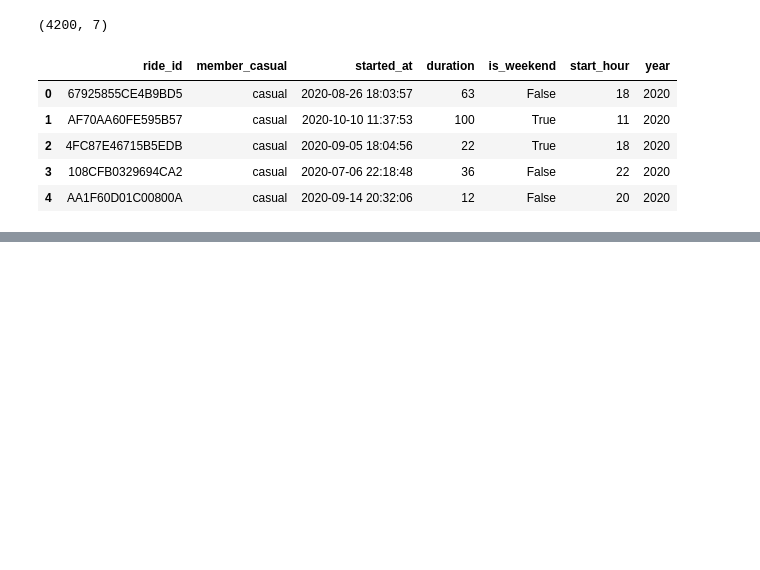
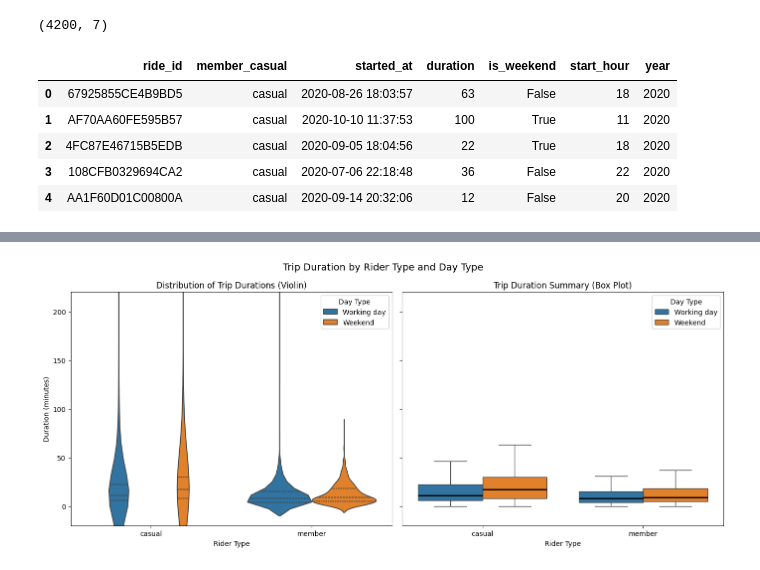
Before and after one commit to Knok98/Cyclistic-Training-Case-Study-Analysis, a Jupyter notebook: analyse.ipynb, the cells around one changed output, grey strips where cells are left out. Drawn from its saved outputs; the diff is of its cells as text; code cells hidden in the pictures; blank space fills up the shorter version.

```diff
--- a/analyse.ipynb
+++ b/analyse.ipynb
@@ -362,0 +419,42 @@ df_sample.to_pickle("data/df_sample.pkl")
+# %%
+fig, axes = plt.subplots(1, 2, figsize=(14, 6), sharey=True)
+
+# ---------- Violin plot ----------
+sns.violinplot(
+    data=df_sample,
+    x="member_casual",
+    y="duration",
+    hue="day_type",
+    inner="quartile",
+    split=False,
+    ax=axes[0]
+)
+
+axes[0].set_title("Distribution of Trip Durations (Violin)")
+axes[0].set_xlabel("Rider Type")
+axes[0].set_ylabel("Duration (minutes)")
+axes[0].legend(title="Day Type")
+
+# ---------- Box plot ----------
+sns.boxplot(
+    data=df_sample,
+    x="member_casual",
+    y="duration",
+    hue="day_type",
+    showfliers=False,
+    ax=axes[1],
+    medianprops={"color": "black", "linewidth": 2}
+)
+
+axes[1].set_title("Trip Duration Summary (Box Plot)")
+axes[1].set_xlabel("Rider Type")
+axes[1].set_ylabel("")
+axes[1].legend(title="Day Type")
+axes[0].set_ylim(-20, 220)
+axes[1].set_ylim(-20, 220)
+
+plt.suptitle("Trip Duration by Rider Type and Day Type", fontsize=14)
+plt.tight_layout()
+plt.show()
+# %% [output]
+[figure, added]
```
Also changed, not shown: parts of 11 cells of this notebook.
